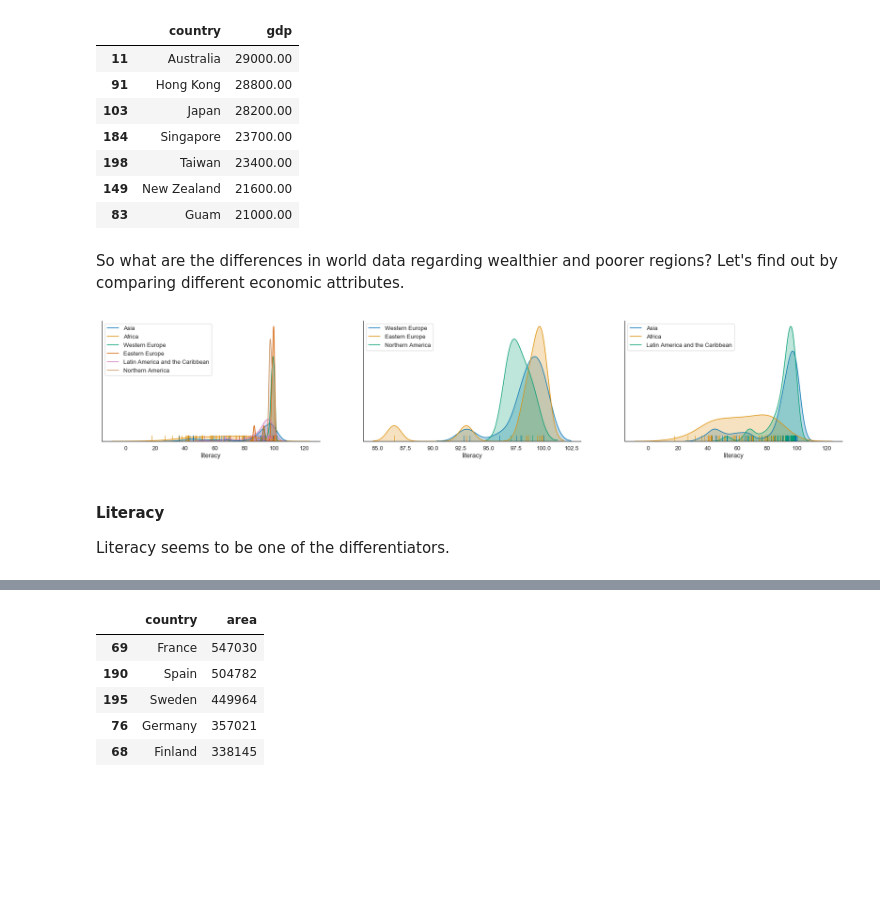
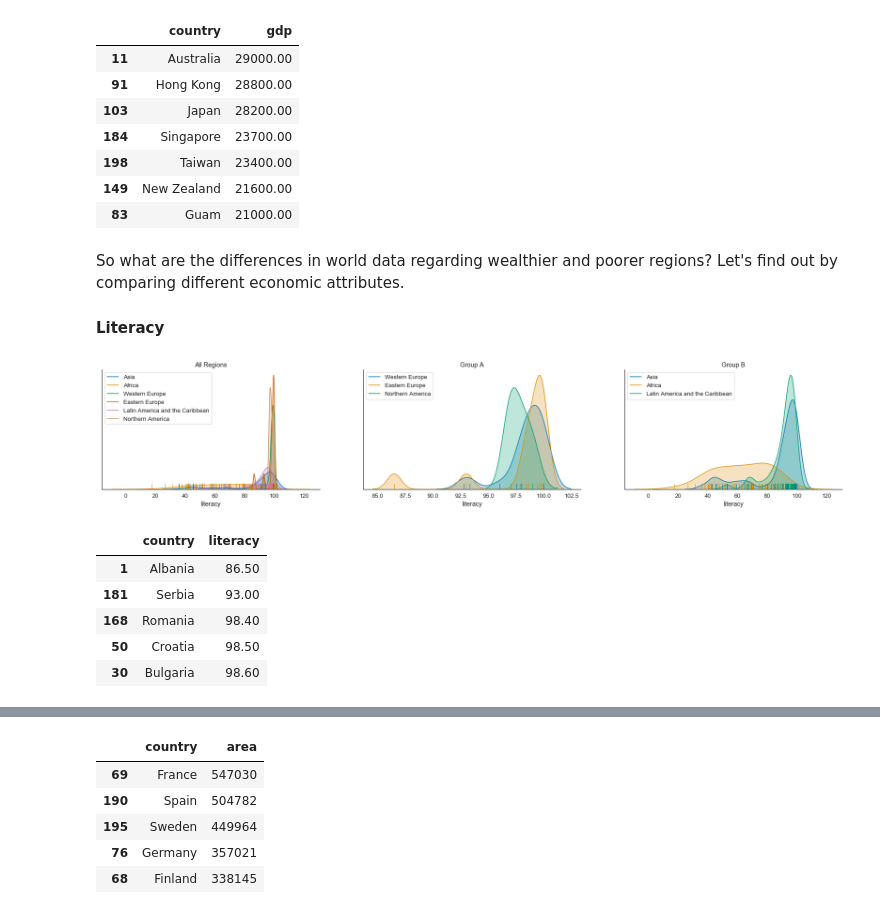
Before and after one commit to ksatola/Countries-of-the-World, a Jupyter notebook: EDA.ipynb, the cells around one changed output, grey strips where cells are left out. Cells and saved outputs as stored; diff of their text form; code cells hidden in the pictures; blank space fills up the shorter version.

```diff
--- a/EDA.ipynb
+++ b/EDA.ipynb
@@ -666,40 +669,51 @@ gpd_per_country_asia[gpd_per_country_asia.gdp > 20000]
 | 83 | Guam | 21000.00 |
 # %% [markdown]
 So what are the differences in world data regarding wealthier and poorer regions? Let's find out by comparing different economic attributes.
+
+#### Literacy
 # %%
 sns.set(style="white", font_scale=1.2, palette='colorblind')
 f, axes = plt.subplots(1, 3, figsize=(30, 5))
 
 sns.despine()
 
 # World's GDP
 g = sns.distplot(df[df['region2'] == 'Asia'].literacy, label='Asia', hist=False, rug=True, kde_kws={"shade":True}, ax=axes[0])
 sns.distplot(df[df['region2'] == 'Africa'].literacy, label='Africa', hist=False, rug=True, kde_kws={"shade":True}, ax=axes[0])
 sns.distplot(df[df['region2'] == 'Western Europe'].literacy, label='Western Europe', hist=False, rug=True, kde_kws={"shade":True}, ax=axes[0])
 sns.distplot(df[df['region2'] == 'Eastern Europe'].literacy, label='Eastern Europe', hist=False, rug=True, kde_kws={"shade":True}, ax=axes[0])
 sns.distplot(df[df['region2'] == 'Latin America and the Caribbean'].literacy, label='Latin America and the Caribbean', hist=False, rug=True, kde_kws={"shade":True}, ax=axes[0])
 sns.distplot(df[df['region2'] == 'Northern America'].literacy, label='Northern America', hist=False, rug=True, kde_kws={"shade":True}, ax=axes[0])
 
 g.set(yticklabels=[])
+g.set(title='All Regions')
 
 # Poor Regions' GDP
 g = sns.distplot(df[df['region2'] == 'Western Europe'].literacy, label='Western Europe', hist=False, rug=True, kde_kws={"shade":True}, ax=axes[1])
 sns.distplot(df[df['region2'] == 'Eastern Europe'].literacy, label='Eastern Europe', hist=False, rug=True, kde_kws={"shade":True}, ax=axes[1])
 sns.distplot(df[df['region2'] == 'Northern America'].literacy, label='Northern America', hist=False, rug=True, kde_kws={"shade":True}, ax=axes[1])
 
 g.set(yticklabels=[])
+g.set(title='Group A')
 
 # Wealthy Regions' GDP
 g = sns.distplot(df[df['region2'] == 'Asia'].literacy, label='Asia', hist=False, rug=True, kde_kws={"shade":True}, ax=axes[2])
 sns.distplot(df[df['region2'] == 'Africa'].literacy, label='Africa', hist=False, rug=True, kde_kws={"shade":True}, ax=axes[2])
 sns.distplot(df[df['region2'] == 'Latin America and the Caribbean'].literacy, label='Latin America and the Caribbean', hist=False, rug=True, kde_kws={"shade":True}, ax=axes[2])
 
 g.set(yticklabels=[])
+g.set(title='Group B')
+
 plt.savefig("./pics/literacy.png", dpi=600);
 plt.show();
 # %% [output]
-[figure, old version]
+[figure, new version]
-# %% [markdown]
-#### Literacy
-
-Literacy seems to be one of the differentiators.
+# %%
+df[df['region2'] == 'Eastern Europe'][['country', 'literacy']].sort_values(by=['literacy'], ascending=True).head(5)
+# %% [output]
+|  | country | literacy |
+| 1 | Albania | 86.50 |
+| 181 | Serbia | 93.00 |
+| 168 | Romania | 98.40 |
+| 50 | Croatia | 98.50 |
+| 30 | Bulgaria | 98.60 |
```
Also changed, not shown: parts of 6 cells of this notebook, 2 other files.
